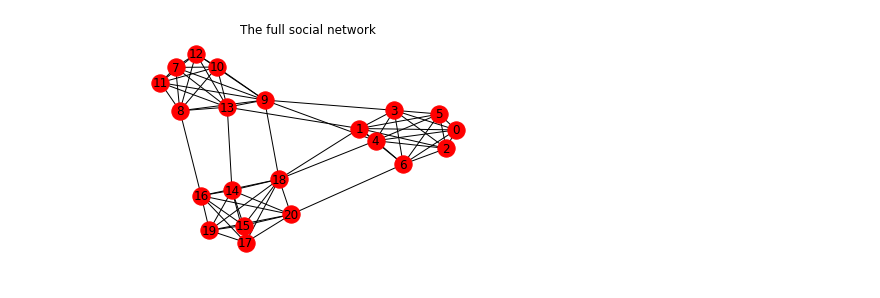
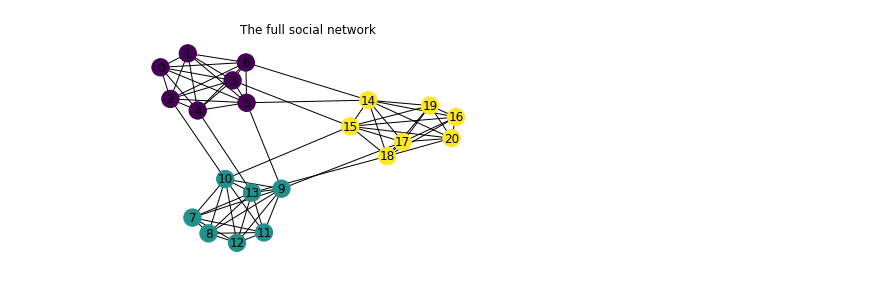
Before and after one commit to simon-andrews/soper, a Jupyter notebook: notebooks/Experimentation.ipynb, the cells around one changed output. Drawn from its saved outputs; the diff is of its cells as text; code cells hidden in the pictures.

Commit message:
Node coloring

```diff
--- a/notebooks/Experimentation.ipynb
+++ b/notebooks/Experimentation.ipynb
@@ -47,18 +47,23 @@ nx.draw(friend_networks[0], with_labels=True)
 # %%
 social_network = nx.Graph()
 for friend_network in friend_networks:
     social_network.add_nodes_from(friend_network)
     social_network.add_edges_from(friend_network.edges())
 
 for combination in itertools.combinations(friend_networks, r=2):
     fst = list(combination[0].nodes())
     snd = list(combination[1].nodes())
     for _ in range(max_interminglings):
         partner_fst = random.choice(fst)
         partner_snd = random.choice(snd)
         social_network.add_edge(partner_fst, partner_snd)
 
+color_map = []
+for index, group in enumerate(friend_groups):
+    for _ in range(len(group)):
+        color_map.append(index / len(friend_groups))
+
 plt.title('The full social network')
-nx.draw(social_network, with_labels=True)
+nx.draw(social_network, with_labels=True, node_color=color_map)
 # %% [output]
-[figure, old version]
+[figure, new version]
```
Also changed, not shown: parts of 1 cell of this notebook.
